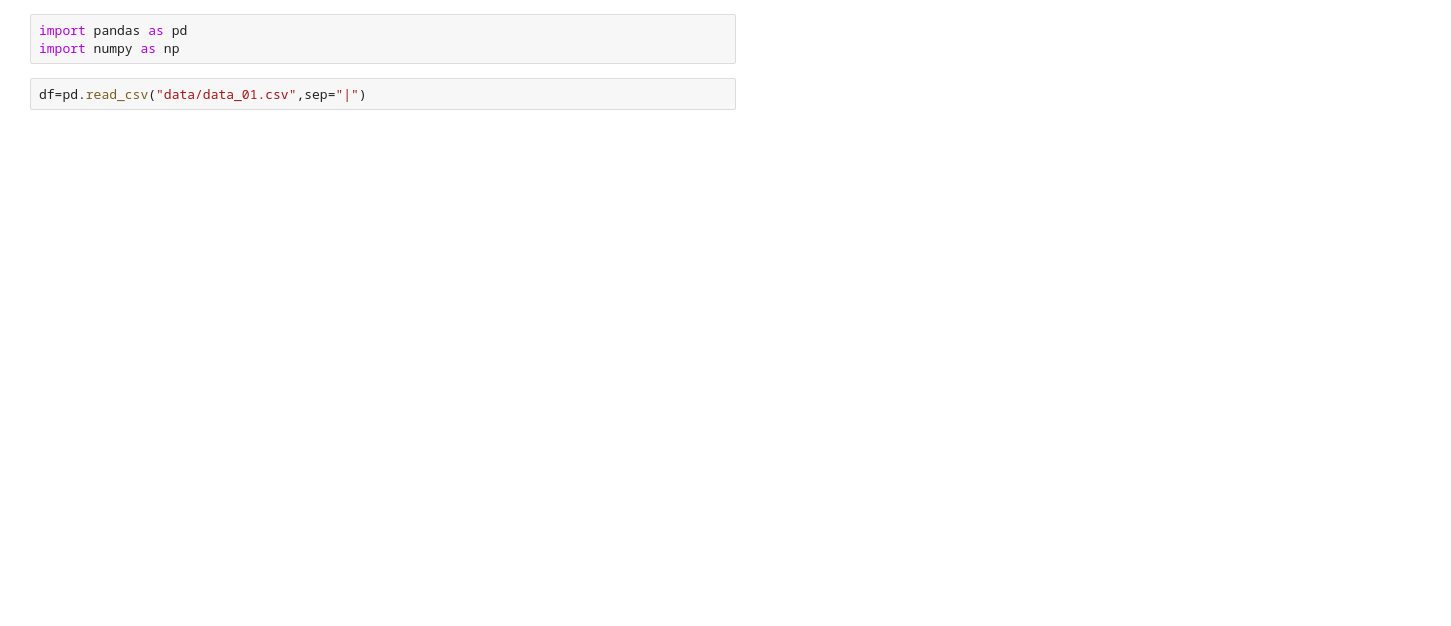
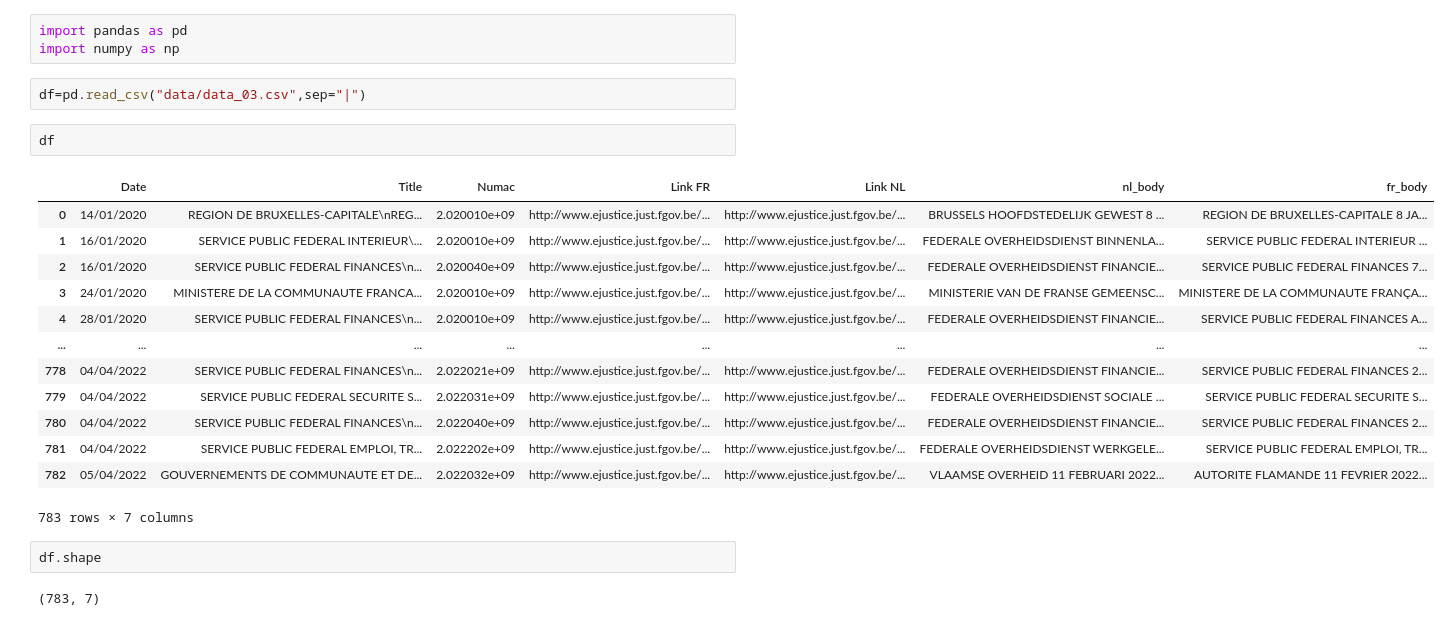
Before and after one commit to lelotok/KPMG_project, a Jupyter notebook: translate.ipynb, the cells around one changed output. Cells and saved outputs as stored; diff of their text form; blank space fills up the shorter version.

```diff
--- a/translate.ipynb
+++ b/translate.ipynb
@@ -2,4 +2,24 @@
 import pandas as pd
 import numpy as np
 # %%
-df=pd.read_csv("data/data_01.csv",sep="|")
+df=pd.read_csv("data/data_03.csv",sep="|")
+# %%
+df
+# %% [output]
+|  | Date | Title | Numac | Link FR | Link NL | nl_body | fr_body |
+| 0 | 14/01/2020 | REGION DE BRUXELLES-CAPITALE\nREG... | 2.020010e+09 | http://www.ejustice.just.fgov.be/... | http://www.ejustice.just.fgov.be/... | BRUSSELS HOOFDSTEDELIJK GEWEST 8 ... | REGION DE BRUXELLES-CAPITALE 8 JA... |
+| 1 | 16/01/2020 | SERVICE PUBLIC FEDERAL INTERIEUR\... | 2.020010e+09 | http://www.ejustice.just.fgov.be/... | http://www.ejustice.just.fgov.be/... | FEDERALE OVERHEIDSDIENST BINNENLA... | SERVICE PUBLIC FEDERAL INTERIEUR ... |
+| 2 | 16/01/2020 | SERVICE PUBLIC FEDERAL FINANCES\n... | 2.020040e+09 | http://www.ejustice.just.fgov.be/... | http://www.ejustice.just.fgov.be/... | FEDERALE OVERHEIDSDIENST FINANCIE... | SERVICE PUBLIC FEDERAL FINANCES 7... |
+| 3 | 24/01/2020 | MINISTERE DE LA COMMUNAUTE FRANCA... | 2.020010e+09 | http://www.ejustice.just.fgov.be/... | http://www.ejustice.just.fgov.be/... | MINISTERIE VAN DE FRANSE GEMEENSC... | MINISTERE DE LA COMMUNAUTE FRANÇA... |
+| 4 | 28/01/2020 | SERVICE PUBLIC FEDERAL FINANCES\n... | 2.020010e+09 | http://www.ejustice.just.fgov.be/... | http://www.ejustice.just.fgov.be/... | FEDERALE OVERHEIDSDIENST FINANCIE... | SERVICE PUBLIC FEDERAL FINANCES A... |
+| ... | ... | ... | ... | ... | ... | ... | ... |
+| 778 | 04/04/2022 | SERVICE PUBLIC FEDERAL FINANCES\n... | 2.022021e+09 | http://www.ejustice.just.fgov.be/... | http://www.ejustice.just.fgov.be/... | FEDERALE OVERHEIDSDIENST FINANCIE... | SERVICE PUBLIC FEDERAL FINANCES 2... |
+| 779 | 04/04/2022 | SERVICE PUBLIC FEDERAL SECURITE S... | 2.022031e+09 | http://www.ejustice.just.fgov.be/... | http://www.ejustice.just.fgov.be/... | FEDERALE OVERHEIDSDIENST SOCIALE ... | SERVICE PUBLIC FEDERAL SECURITE S... |
+| 780 | 04/04/2022 | SERVICE PUBLIC FEDERAL FINANCES\n... | 2.022040e+09 | http://www.ejustice.just.fgov.be/... | http://www.ejustice.just.fgov.be/... | FEDERALE OVERHEIDSDIENST FINANCIE... | SERVICE PUBLIC FEDERAL FINANCES 2... |
+| 781 | 04/04/2022 | SERVICE PUBLIC FEDERAL EMPLOI, TR... | 2.022202e+09 | http://www.ejustice.just.fgov.be/... | http://www.ejustice.just.fgov.be/... | FEDERALE OVERHEIDSDIENST WERKGELE... | SERVICE PUBLIC FEDERAL EMPLOI, TR... |
+| 782 | 05/04/2022 | GOUVERNEMENTS DE COMMUNAUTE ET DE... | 2.022032e+09 | http://www.ejustice.just.fgov.be/... | http://www.ejustice.just.fgov.be/... | VLAAMSE OVERHEID 11 FEBRUARI 2022... | AUTORITE FLAMANDE 11 FEVRIER 2022... |
+783 rows × 7 columns
+# %%
+df.shape
+# %% [output]
+(783, 7)
```
Also changed, not shown: parts of 12 cells of this notebook, 2 other files.
